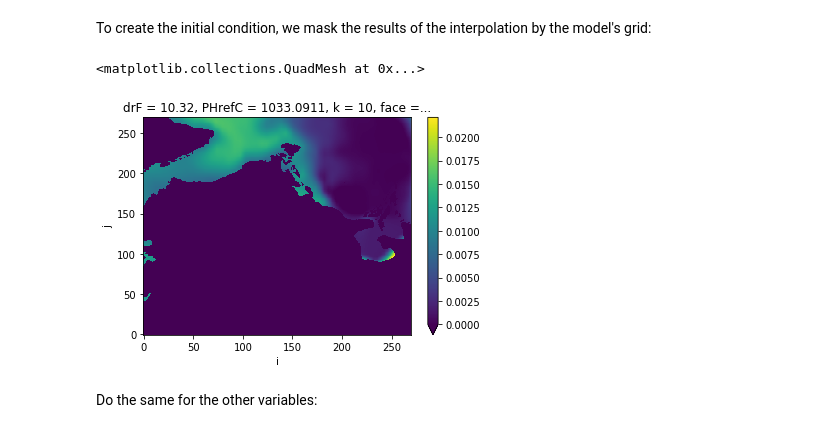
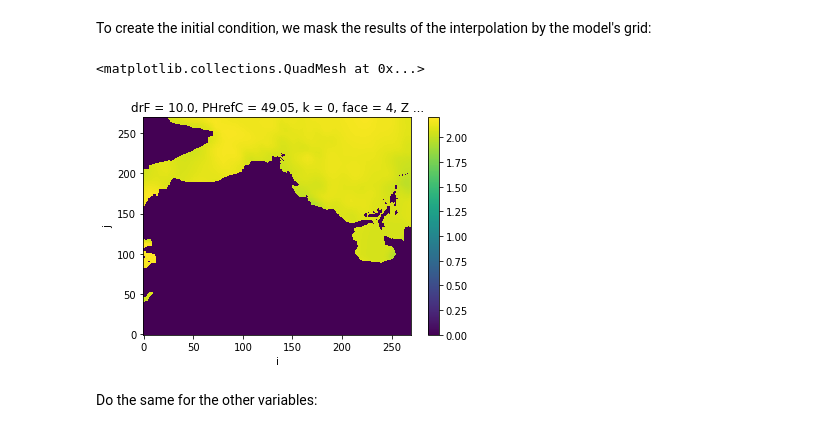
Before and after one commit to raphaeldussin/MITgcm-recipes, a Jupyter notebook: examples/Initial+boundary_conditions_BLING_ASTE.ipynb, the cells around one changed output. Cells and saved outputs as stored; diff of their text form; code cells hidden in the pictures.

```diff
--- a/examples/Initial+boundary_conditions_BLING_ASTE.ipynb
+++ b/examples/Initial+boundary_conditions_BLING_ASTE.ipynb
@@ -378,10 +383,10 @@ To create the initial condition, we mask the results of the interpolation by the
 # %%
 masked_no3 = MITgcm_recipes.regridding.mask_output_zeros(regrid_T.NO3, aste_grid, point='T')
 # %%
-masked_no3.sel(face=4, k=10).plot(vmin=0)
+masked_dic.sel(face=4, k=0).plot(vmin=0)
 # %% [output]
 <matplotlib.collections.QuadMesh at 0x...>
-[figure, old version]
+[figure, new version]
 # %% [markdown]
 Do the same for the other variables:
 # %%
```
Also changed, not shown: parts of 10 cells of this notebook.
